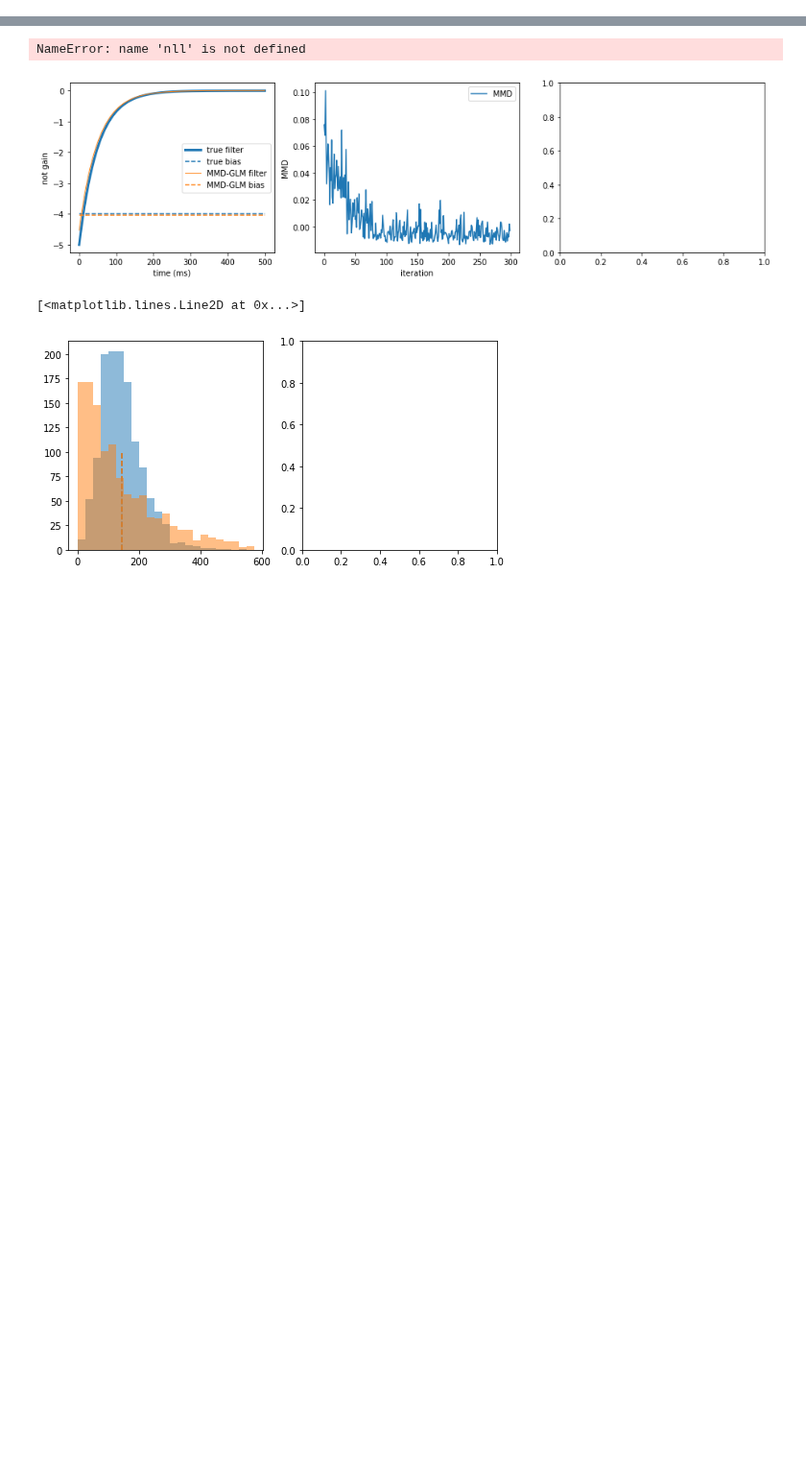
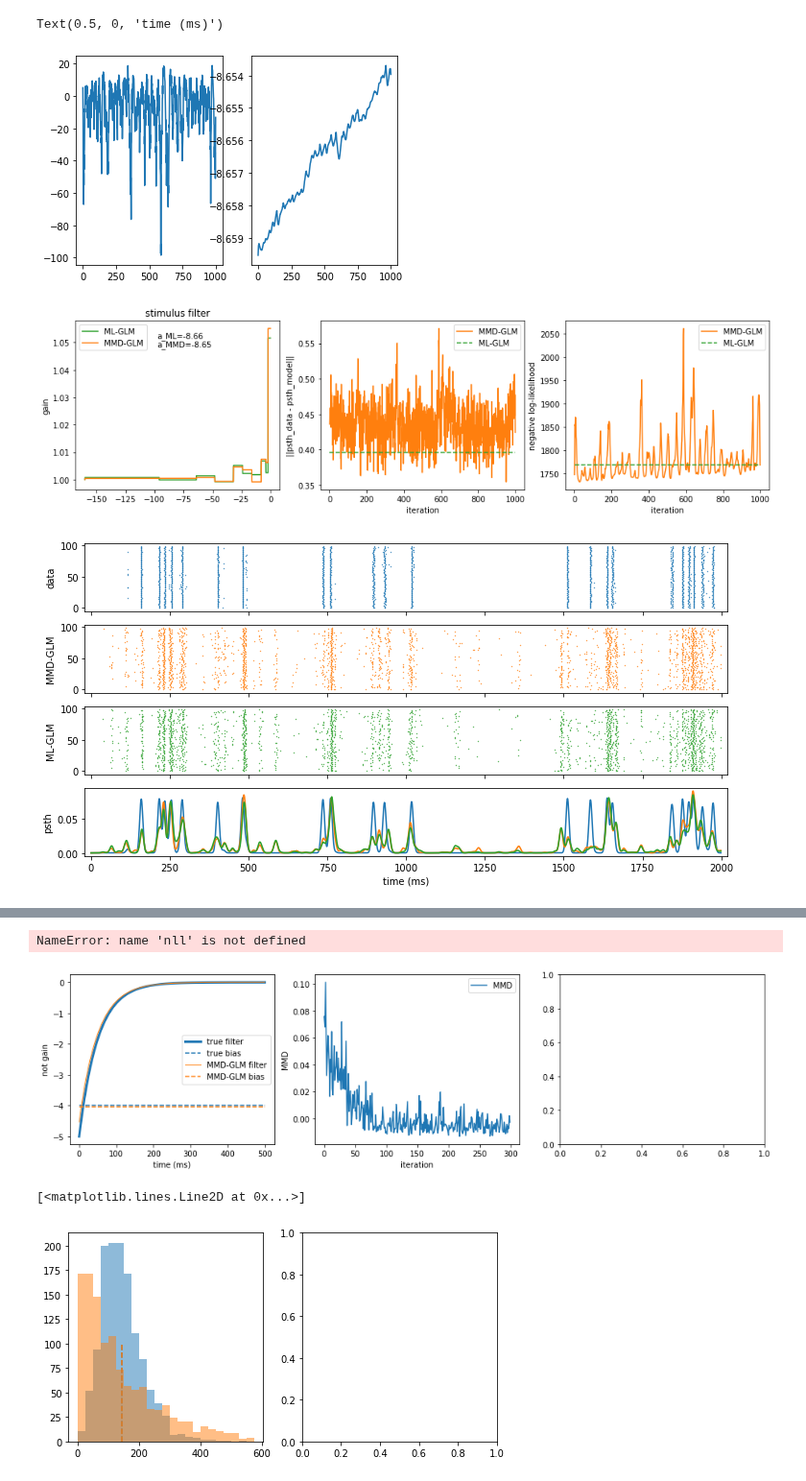
Before and after one commit to diegoarri91/mmd-glm, a Jupyter notebook: cool_stuff/thing_psth.ipynb, the cells around one changed output, grey strips where cells are left out. Shown at 96% size. Cells and saved outputs as stored; diff of their text form; code cells hidden in the pictures; blank space fills up the shorter version.

```diff
--- a/cool_stuff/thing_psth.ipynb
+++ b/cool_stuff/thing_psth.ipynb
@@ -25,18 +25,19 @@ npz = np.load('/home/diego/python/generative-glm/cool_stuff/reliability.npz')
 t, mask_spikes_d, mask_spikes_fr_ml, stim  = npz['t'], npz['mask_spikes_d'], npz['mask_spikes_fr'], npz['stim']
 
 u0_ml, tbins_kappa, coefs_kappa, tbins_eta, coefs_eta = float(npz['glm_u0']), npz['glm_tbins_kappa'], npz['glm_coefs_kappa'], npz['glm_tbins_eta'], npz['glm_coefs_eta']
-log_likelihood_ml = npz['log_likelihood']
+nll = npz['log_likelihood']
 dt = t[1]
 
 n_batch_d = mask_spikes_d.shape[1]
+n_train = 20
 # n_batch_fr = mask_spikes_fr.shape[1]
 
-mask_spikes_train = mask_spikes_d[:, :n_batch_d // 2]
+mask_spikes_train = mask_spikes_d[:, :n_train]
 mask_spikes_train_torch = torch.from_numpy(mask_spikes_train.copy())
-mask_spikes_val = mask_spikes_d[:, n_batch_d // 2:]
-stim_train = stim[:, :n_batch_d // 2]
+mask_spikes_val = mask_spikes_d[:, n_train:]
+stim_train = stim[:, :n_train]
 # stim_train_torch
-stim_val = stim[:, n_batch_d // 2:]
+stim_val = stim[:, n_train:]
 st_d_train = SpikeTrain(t, mask_spikes_train)
 st_d_val = SpikeTrain(t, mask_spikes_val)
 st_fr_ml = SpikeTrain(t, mask_spikes_fr_ml)
@@ -56,48 +59,62 @@ tensor([-1.0000e+01,  2.0000e-03,  2.0000e-03,  2.0000e-03,  2.0000e-03,
 # %%
 kappa_ml = KernelRect(tbins=tbins_kappa, coefs=coefs_kappa)
 eta_ml = KernelRect(tbins=tbins_eta, coefs=coefs_eta)
+
+u0_mmd = u0_ml
 kappa_mmd = kappa_ml.copy()
 eta_mmd = eta_ml.copy()
-kappa_mmd.coefs = kappa_mmd.coefs * 0 + 2e-3
-mmdglm = MMDGLM(u0=-10, kappa=kappa_mmd.copy(), eta=eta_mmd.copy())
 
-kernel_conv = KernelFun.gaussian_delta(200)
-psth_val = np.mean(st_d_val.convolve(kernel_conv), 1)
-psth_ml = np.mean(st_fr_ml.convolve(kernel_conv), 1)
+# u0_mmd = -12
+# kappa_mmd.coefs = kappa_mmd.coefs * 0 + 2e-3 * 0
 
-lam_mmd = 1e0
+mmdglm = MMDGLM(u0=u0_mmd, kappa=kappa_mmd.copy(), eta=eta_mmd.copy())
+# mmdglm.non_linearity_torch = lambda x: torch.exp(x)
+# mmdglm.non_linearity = lambda x: np.exp(x)
+
+kernel_conv = KernelFun.gaussian_delta(5)
+
 def kernel_psth(t,  mask_spikes1, mask_spikes2):
     st1 = SpikeTrain(t, mask_spikes1)
     st2 = SpikeTrain(t, mask_spikes2)
     psth1 = st1.convolve(kernel_conv)
     psth2 = st2.convolve(kernel_conv)
-    gramian = np.sum(psth1[:, :, None] * psth2[:, None, :], 0)# / mask_spikes1.shape[0]**2
+    gramian = np.sum(psth1[:, :, None] * psth2[:, None, :], 0)
     gramian = torch.from_numpy(gramian)
     return gramian
 phi, kernel = None, kernel_psth
 
 def metrics(mmdglm, t, mask_spikes, X_dc, n_batch_fr):
 #     mmdglm.sample_conditioned(t, mask_spi)
-    u_dc = torch.einsum('tka,a->tk', X_dc, mmdglm.theta_g.detach())
+    theta_g = torch.cat((mmdglm.b, mmdglm.kappa_coefs, mmdglm.eta_coefs)).detach()
+    u_dc = torch.einsum('tka,a->tk', X_dc, theta_g)
     r_dc = torch.exp(u_dc)
-    neg_log_likelihood_mmd = -torch.sum(u_dc * mask_spikes.double() - 1 * r_dc)
+#     neg_log_likelihood_mmd = -torch.sum(u_dc * mask_spikes.double() - 1 * r_dc)
+#     neg_log_likelihood_mmd = -torch.sum(torch.log(1 - torch.exp(-dt * r_dc) + 1e-20) * mask_spikes.double() - \
+#                                       dt * r_dc * (1 - mask_spikes.double()))
+    neg_log_likelihood_mmd = -(torch.sum(torch.log(1 - torch.exp(-dt * r_dc[mask_spikes])) + 1e-20) - \
+                                      dt * torch.sum(r_dc[~mask_spikes]))
     return dict(nll=neg_log_likelihood_mmd, b=mmdglm.u0)
 
-mmd_ml = torch.mean(kernel_psth(t,  mask_spikes_val, mask_spikes_val)[np.triu_indices(mask_spikes_val.shape[1], k=1)]) \
-        + torch.mean(kernel_psth(t,  mask_spikes_fr_ml, mask_spikes_fr_ml)[np.triu_indices(mask_spikes_val.shape[1], k=1)]) \
-        -2 * torch.mean(kernel_psth(t,  mask_spikes_val, mask_spikes_fr_ml))
+mmd_ml = torch.mean(kernel_psth(t,  mask_spikes_train, mask_spikes_train)[np.triu_indices(mask_spikes_train.shape[1], k=1)]) \
+        + torch.mean(kernel_psth(t,  mask_spikes_fr_ml, mask_spikes_fr_ml)[np.triu_indices(mask_spikes_train.shape[1], k=1)]) \
+        -2 * torch.mean(kernel_psth(t,  mask_spikes_train, mask_spikes_fr_ml))
 
-n_batch_fr = mask_spikes_train_torch.shape[1]
+# 1 result
+# num_epochs, lr = 1000, 2e-4
+# kernel_conv = KernelFun.gaussian_delta(20)
 
-num_epochs, lr = 20, 2e-4
+n_batch_fr = 100
+lam_mmd = 1e0
+ll, num_epochs, lr = False, 1000, 1e-4
+
+psth_val = np.mean(st_d_val.convolve(kernel_conv), 1)
+psth_ml = np.mean(st_fr_ml.convolve(kernel_conv), 1)
 # lr = 1e-4
 # optim = Adam(mmdglm.parameters(), lr=lr, betas=(0.9, 0.999))
-optim = Adam({'params': mmdglm.theta_g}, lr=lr, betas=(0.9, 0.999))
-# optim = Adam({'params': mmdglm.theta_g[0], 'lr': 2e-3},
-#              {'params': mmdglm.theta_g[1:]}, lr=lr)
+optim = Adam([{'params': mmdglm.b, 'lr': lr}, {'params': mmdglm.kappa_coefs}], lr=lr, betas=(0.9, 0.999))
 
 loss, mmd, metrics_list = mmdglm.train(t, mask_spikes_train_torch, phi=phi, kernel=kernel, stim=stim_train,
-                                       lam_mmd=lam_mmd, optim=optim, num_epochs=num_epochs, n_batch_fr=n_batch_fr,
+                                       log_likelihood=ll, lam_mmd=lam_mmd, optim=optim, num_epochs=num_epochs, n_batch_fr=n_batch_fr,
                                        verbose=True, metrics=metrics)
 loss, mmd = np.array(loss), np.array(mmd)
 nll = torch.tensor(metrics_list['nll'])
@@ -109,8 +126,9 @@ psth_mmd = np.mean(st_fr_mmd.convolve(kernel_conv), 1)
 
 iterations = np.arange(1, num_epochs + 1, 1)
 
-fig, ax = plt.subplots()
-ax.plot(b_mmd)
+fig, (ax1, ax2) = plt.subplots(ncols=2)
+ax1.plot(loss)
+ax2.plot(b_mmd)
 
 fig1, (ax1, ax2, ax3) = plt.subplots(figsize=(16, 4), ncols=3)
 kappa_ml.plot(ax=ax1, invert_t=True, exp_values=True, label='ML-GLM', color=palette['ml'])
@@ -126,8 +144,8 @@ ax2.plot(iterations, mmd, label='MMD-GLM', color=palette['mmd'])
 ax2.set_xlabel('iteration'); ax2.set_ylabel('||psth_data - psth_model||')
 ax2.plot([1, num_epochs], [mmd_ml, mmd_ml], '--', label='ML-GLM', color=palette['ml'])
 ax2.legend()
-nll_ml = -log_likelihood_ml[-1]
-ax3.plot(nll, label='MMD-GLM', color=palette['mmd'])
+nll_ml = nll[-1]
+ax3.plot(iterations, nll, label='MMD-GLM', color=palette['mmd'])
 ax3.plot([1, num_epochs], [nll_ml, nll_ml], '--', label='ML-GLM', color=palette['ml'])
 ax3.set_xlabel('iteration'); ax3.set_ylabel('negative log-likelihood')
 ax3.legend()
@@ -148,0 +167,4 @@ TypeError: optimizer can only optimize Tensors, but one of the params is str
+Text(0.5, 0, 'time (ms)')
+[figure, added]
+[figure, added]
+[figure, added]
```
Also changed, not shown: parts of 6 cells of this notebook, 6 other files.
